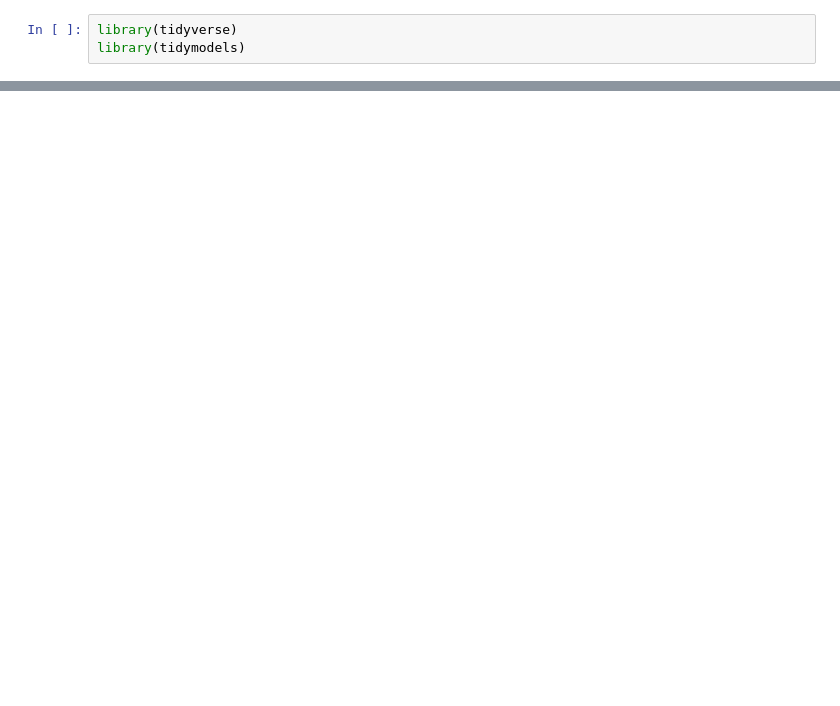
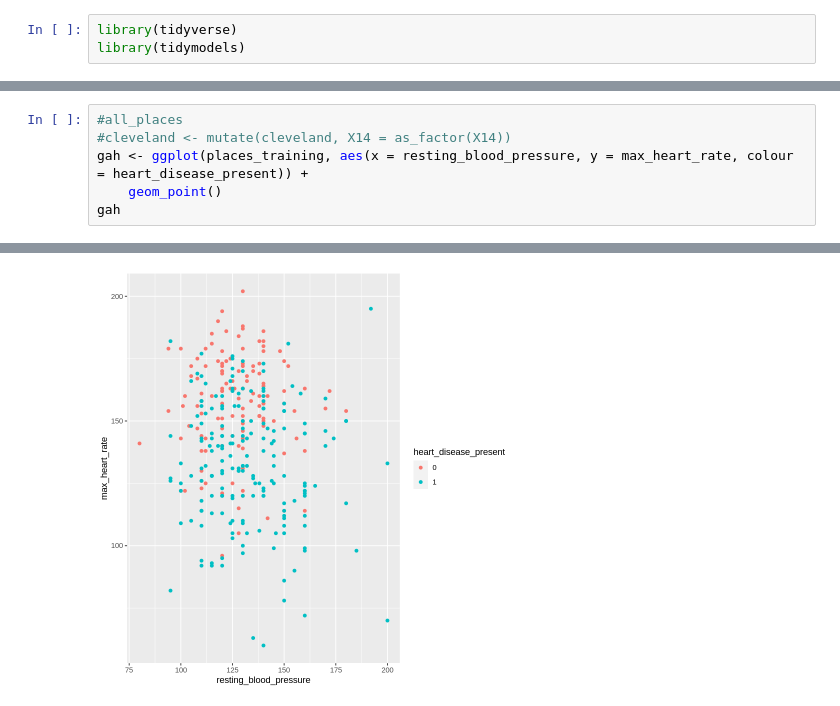
Before and after one commit to Kooriryuu/dsci-100-project-group3, a Jupyter notebook: project_proposal.ipynb, the cells around one changed output, grey strips where cells are left out. Cells and saved outputs as stored; diff of their text form; blank space fills up the shorter version.

```diff
--- a/project_proposal.ipynb
+++ b/project_proposal.ipynb
@@ -100,0 +86,7 @@ A tibble: 1 × 6
+# %%
+#all_places
+#cleveland <- mutate(cleveland, X14 = as_factor(X14))
+gah <- ggplot(places_training, aes(x = resting_blood_pressure, y = max_heart_rate, colour = heart_disease_present)) +
+    geom_point()
+gah
+# %% [output]
@@ -100,0 +95 @@ A tibble: 1 × 6
+[figure, added]
```
Also changed, not shown: parts of 6 cells of this notebook.
